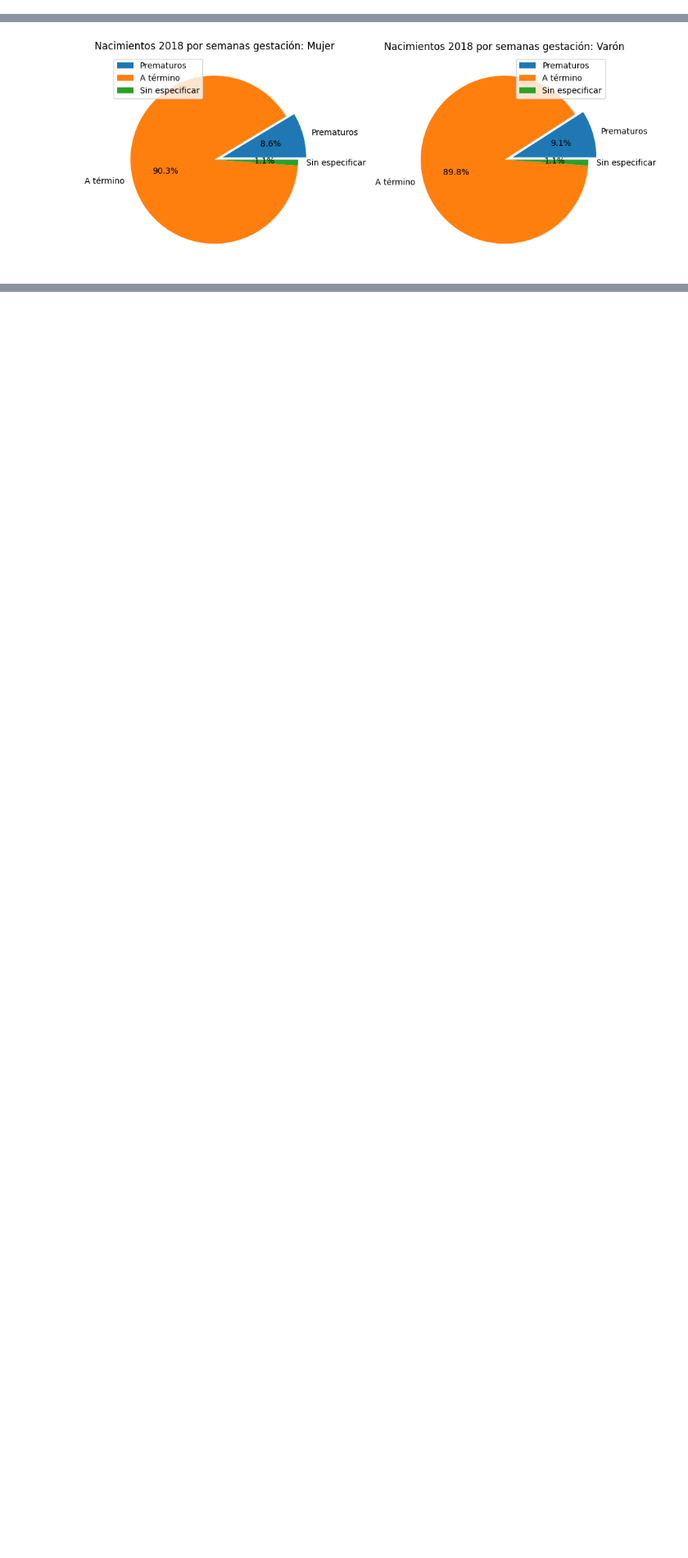
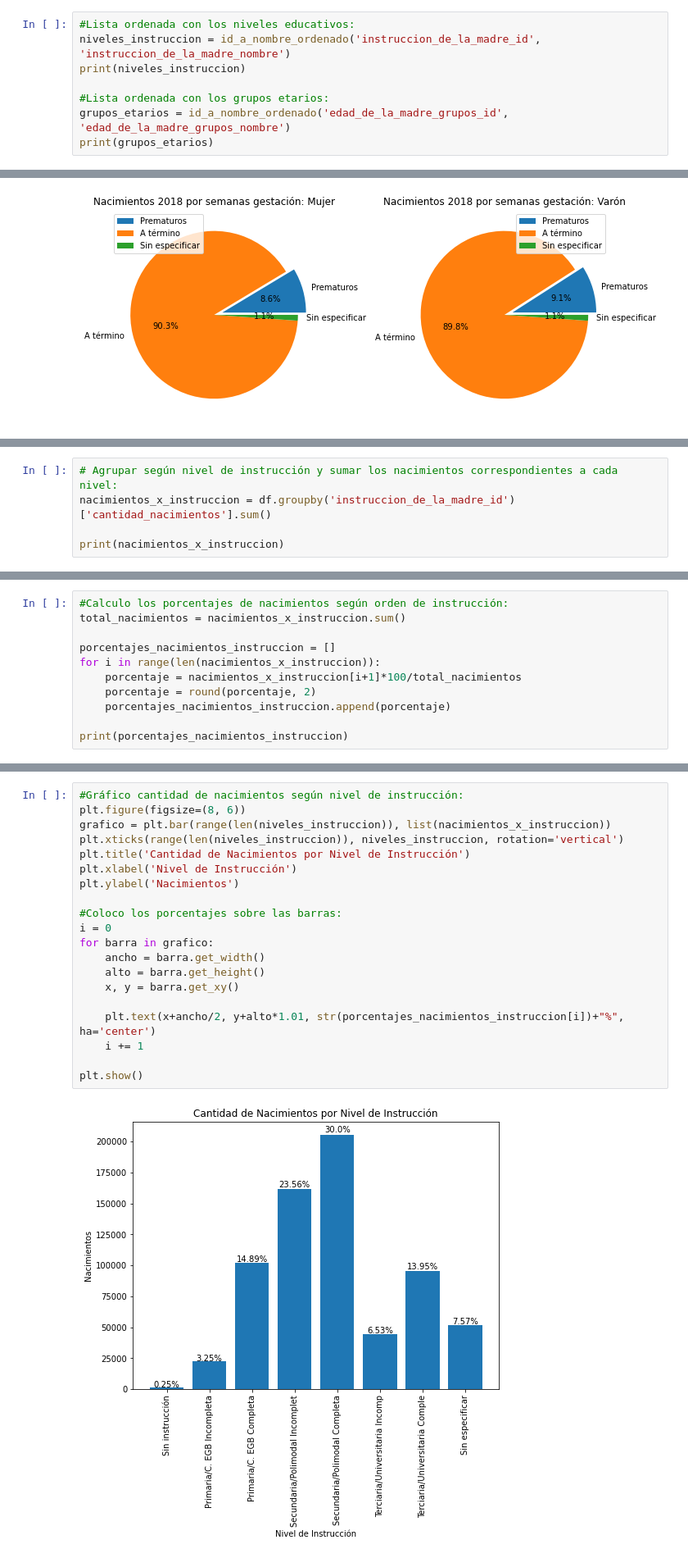
Before and after one commit to gagabriela2787/Grupo7ISPC, a Jupyter notebook: G7Nacidos.ipynb, the cells around one changed output, grey strips where cells are left out. Shown: that part at 82% size. Saved outputs shown, nothing was run; the diff lists cells and outputs as text; blank space fills up the shorter version.

```diff
--- a/G7Nacidos.ipynb
+++ b/G7Nacidos.ipynb
@@ -225,0 +251,8 @@ La diferencia numérica de Nacimientos Prematuros en 2018 entre mujeres y varone
+# %%
+#Lista ordenada con los niveles educativos:
+niveles_instruccion = id_a_nombre_ordenado('instruccion_de_la_madre_id', 'instruccion_de_la_madre_nombre')
+print(niveles_instruccion)
+
+#Lista ordenada con los grupos etarios:
+grupos_etarios = id_a_nombre_ordenado('edad_de_la_madre_grupos_id', 'edad_de_la_madre_grupos_nombre')
+print(grupos_etarios)
@@ -267,0 +335,5 @@ plt.show()
+# %%
+# Agrupar según nivel de instrucción y sumar los nacimientos correspondientes a cada nivel:
+nacimientos_x_instruccion = df.groupby('instruccion_de_la_madre_id')['cantidad_nacimientos'].sum()
+
+print(nacimientos_x_instruccion)
@@ -267,0 +351,11 @@ plt.show()
+# %%
+#Calculo los porcentajes de nacimientos según orden de instrucción:
+total_nacimientos = nacimientos_x_instruccion.sum()
+
+porcentajes_nacimientos_instruccion = []
+for i in range(len(nacimientos_x_instruccion)):
+    porcentaje = nacimientos_x_instruccion[i+1]*100/total_nacimientos
+    porcentaje = round(porcentaje, 2)
+    porcentajes_nacimientos_instruccion.append(porcentaje)
+
+print(porcentajes_nacimientos_instruccion)
@@ -267,0 +364,22 @@ plt.show()
+# %%
+#Gráfico cantidad de nacimientos según nivel de instrucción:
+plt.figure(figsize=(8, 6))
+grafico = plt.bar(range(len(niveles_instruccion)), list(nacimientos_x_instruccion))
+plt.xticks(range(len(niveles_instruccion)), niveles_instruccion, rotation='vertical')
+plt.title('Cantidad de Nacimientos por Nivel de Instrucción')
+plt.xlabel('Nivel de Instrucción')
+plt.ylabel('Nacimientos')
+
+#Coloco los porcentajes sobre las barras:
+i = 0
+for barra in grafico:
+    ancho = barra.get_width()
+    alto = barra.get_height()
+    x, y = barra.get_xy()
+
+    plt.text(x+ancho/2, y+alto*1.01, str(porcentajes_nacimientos_instruccion[i])+"%", ha='center')
+    i += 1
+
+plt.show()
+# %% [output]
+[figure, added]
```
Also changed, not shown: parts of 22 cells of this notebook.
